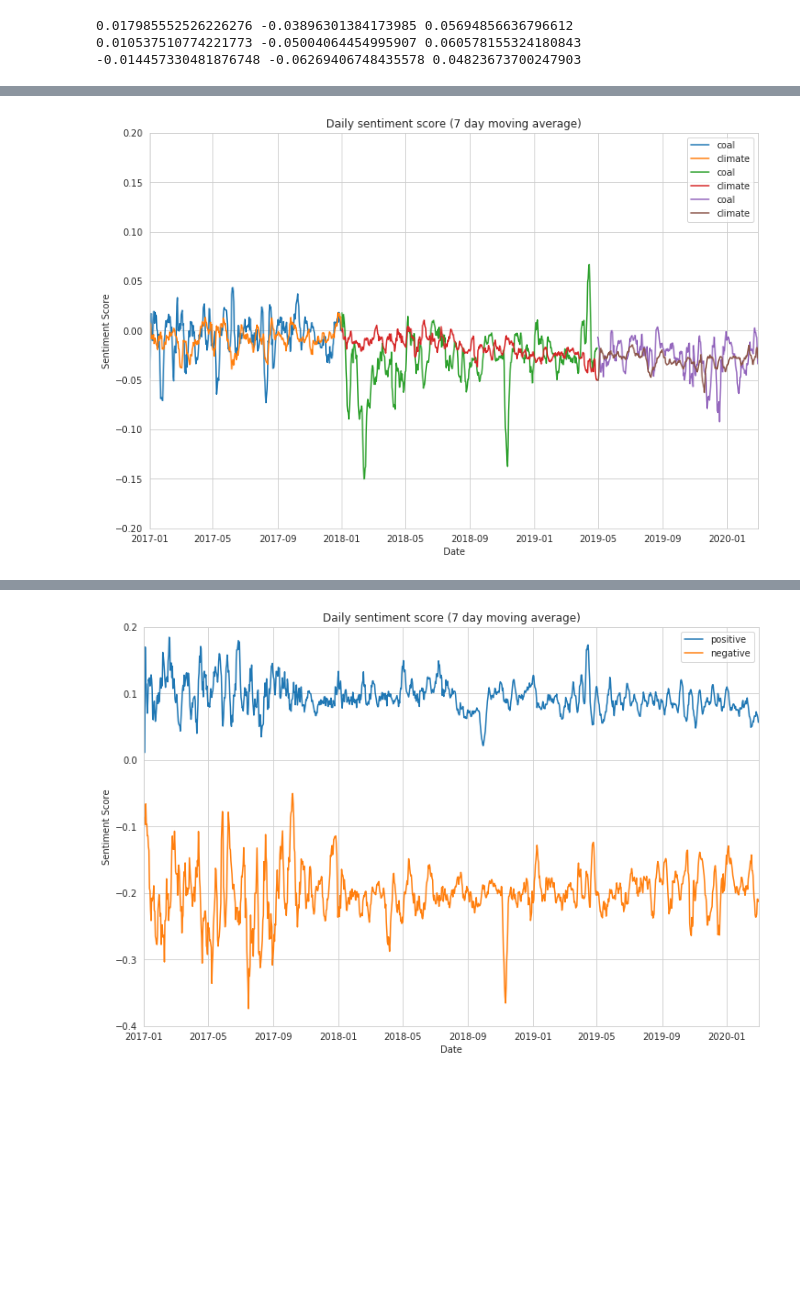
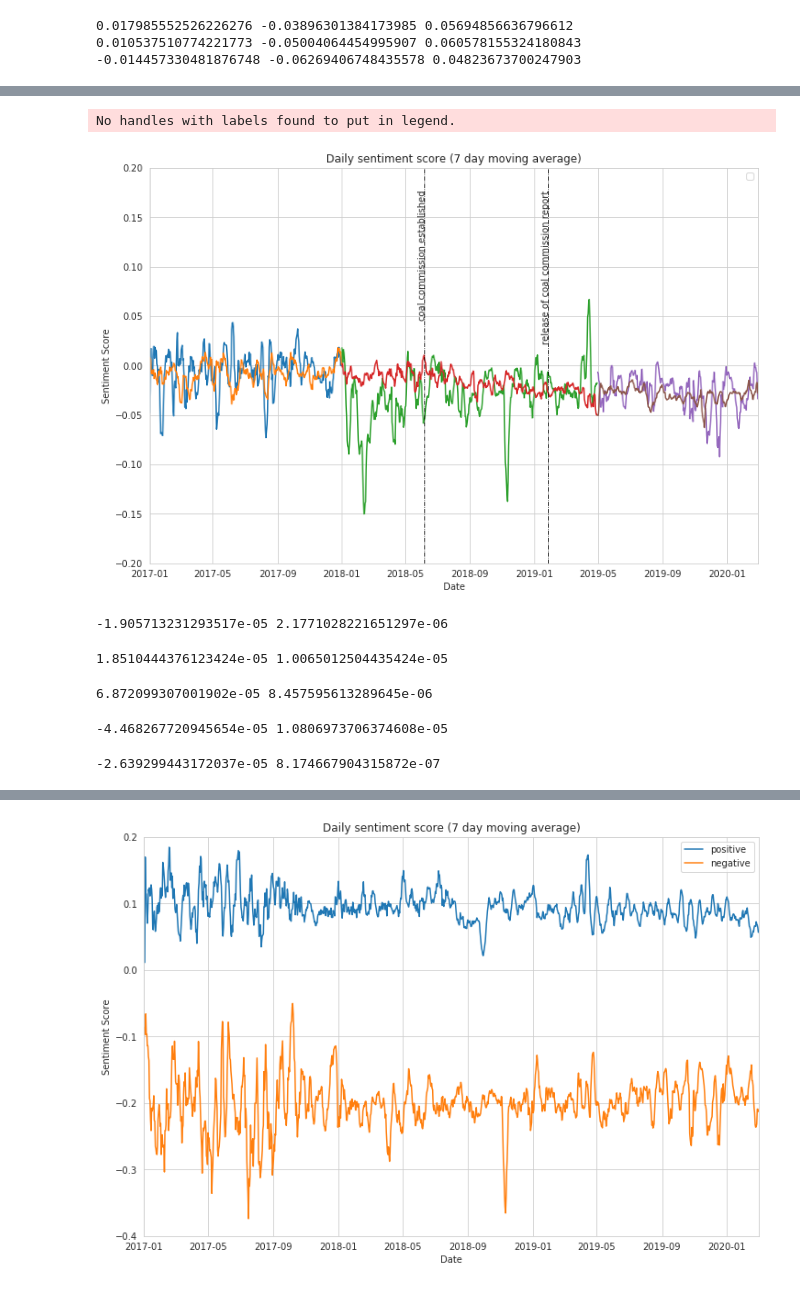
Before and after one commit to yuantinglee/twitter-discourse, a Jupyter notebook: analysis/sentiment_analysis_new.ipynb, the cells around one changed output, grey strips where cells are left out. Drawn from its saved outputs; the diff is of its cells as text; code cells hidden in the pictures; blank space fills up the shorter version.

Commit message:
update stats

```diff
--- a/analysis/sentiment_analysis_new.ipynb
+++ b/analysis/sentiment_analysis_new.ipynb
@@ -593,31 +687,60 @@ texts_climate_daily_sma.to_csv('texts_climate_daily_sma.csv')
 # %%
 fig, ax = plt.subplots(figsize=(12,8))
-sns.lineplot(texts_de_daily_sma.index, texts_de_daily_sma, ax = ax, label='coal')
-sns.lineplot(texts_climate_daily_sma.index, texts_climate_daily_sma, ax = ax, label='climate')
+#sns.lineplot(texts_de_daily_sma.index, texts_de_daily_sma, ax = ax, label='coal')
+#sns.lineplot(texts_climate_daily_sma.index, texts_climate_daily_sma, ax = ax, label='climate')
 
 
-sns.regplot(texts_de_daily_sma_1.index, texts_de_daily_sma_1, ax = ax)
-sns.regplot(texts_climate_daily_sma_1.index, texts_climate_daily_sma_1, ax = ax)
-sns.regplot(texts_de_daily_sma_2.index, texts_de_daily_sma_2, ax = ax)
-sns.regplot(texts_climate_daily_sma_2.index, texts_climate_daily_sma_2, ax = ax)
-sns.regplot(texts_de_daily_sma_3.index, texts_de_daily_sma_3, ax = ax)
-sns.regplot(texts_climate_daily_sma_3.index, texts_climate_daily_sma_3, ax = ax)
+sns.lineplot(texts_de_daily_sma_1.index, texts_de_daily_sma_1, ax = ax, )
+sns.lineplot(texts_climate_daily_sma_1.index, texts_climate_daily_sma_1, ax = ax,)
+sns.lineplot(texts_de_daily_sma_2.index, texts_de_daily_sma_2, ax = ax, )
+sns.lineplot(texts_climate_daily_sma_2.index, texts_climate_daily_sma_2, ax = ax, )
+sns.lineplot(texts_de_daily_sma_3.index, texts_de_daily_sma_3, ax = ax, )
+sns.lineplot(texts_climate_daily_sma_3.index, texts_climate_daily_sma_3, ax = ax, )
 
 # adding event titles
-#ax.axvline(x=(datetime.datetime.strptime('2018-06-06', '%Y-%m-%d')), ls ='-.',lw='0.75', c = 'k')
-#plt.text((datetime.datetime.strptime('2018-06-06', '%Y-%m-%d')-datetime.timedelta(days=12)),0.17,
-#         'coal commission established',rotation=90, fontsize=10)
-#ax.axvline(x=(datetime.datetime.strptime('2019-01-26', '%Y-%m-%d')), ls ='-.',lw='0.75', c = 'k')
-#plt.text((datetime.datetime.strptime('2019-01-26', '%Y-%m-%d')-datetime.timedelta(days=12)),0.17,
-#         'release of coal commission report',rotation=90, fontsize=10)
+ax.axvline(x=(datetime.datetime.strptime('2018-06-06', '%Y-%m-%d')), ls ='-.',lw='0.75', c = 'k')
+plt.text((datetime.datetime.strptime('2018-06-06', '%Y-%m-%d')-datetime.timedelta(days=12)),0.17,
+         'coal commission established',rotation=90, fontsize=10)
+ax.axvline(x=(datetime.datetime.strptime('2019-01-26', '%Y-%m-%d')), ls ='-.',lw='0.75', c = 'k')
+plt.text((datetime.datetime.strptime('2019-01-26', '%Y-%m-%d')-datetime.timedelta(days=12)),0.17,
+         'release of coal commission report',rotation=90, fontsize=10)
 
 ax.set(xlim=(datetime.datetime.strptime('2017-01-01', '%Y-%m-%d'),
              datetime.datetime.strptime('2020-03-01', '%Y-%m-%d')),
        ylim=(-0.2,0.2),
        xlabel="Date",
        ylabel="Sentiment Score",
        title="Daily sentiment score (7 day moving average)")
 plt.legend()
 plt.show()
 # %% [output]
+No handles with labels found to put in legend.
-[figure, old version]
+[figure, new version]
+# %%
+from scipy import stats
+# coal
+slope1, intercept1, r_value1, p_value1, std_err1 = stats.linregress(df_tdds1['date_o'],df_tdds1['score'])
+print(slope1, std_err1)
+# %% [output]
+-1.905713231293517e-05 2.1771028221651297e-06
+# %%
+slope1a, intercept1a, r_value1a, p_value1a, std_err1a = stats.linregress(df_tdds2['date_o'],df_tdds2['score'])
+print(slope1a, std_err1a)
+# %% [output]
+1.8510444376123424e-05 1.0065012504435424e-05
+# %%
+slope1b, intercept1b, r_value1b, p_value1b, std_err1b = stats.linregress(df_tdds3['date_o'],df_tdds3['score'])
+print(slope1b, std_err1b)
+# %% [output]
+6.872099307001902e-05 8.457595613289645e-06
+# %%
+slope1c, intercept1c, r_value1c, p_value1c, std_err1c = stats.linregress(df_tdds4['date_o'],df_tdds4['score'])
+print(slope1c, std_err1c)
+# %% [output]
+-4.468267720945654e-05 1.0806973706374608e-05
+# %%
+# climate
+dlope2, intercept2, r_value2, p_value2, std_err2 = stats.linregress(df_cds1['date_o'],df_cds1['score'])
+print(slope2, std_err2)
+# %% [output]
+-2.639299443172037e-05 8.174667904315872e-07
```
Also changed, not shown: parts of 13 cells of this notebook.
